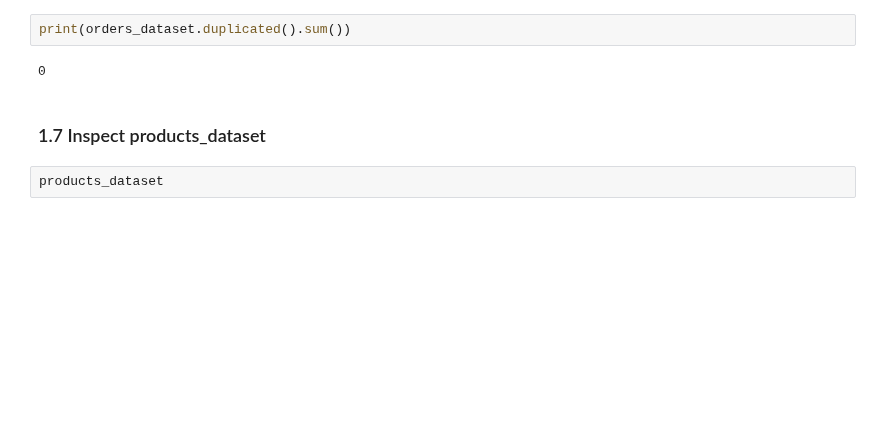
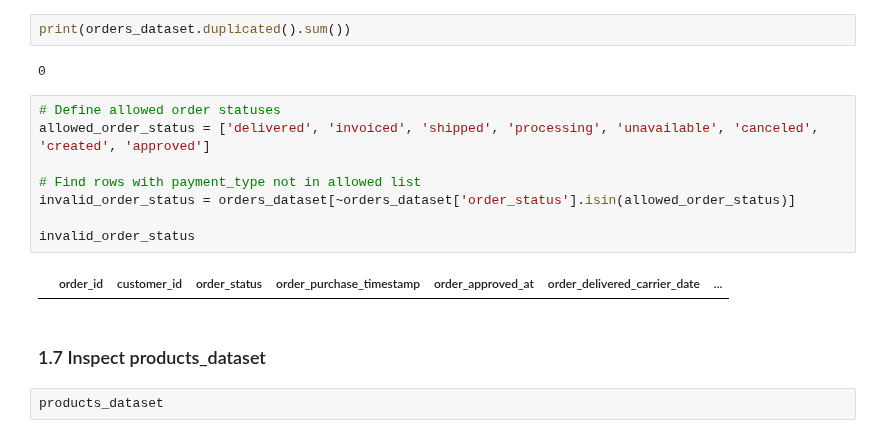
Before and after one commit to saikeerthan06/309-Project, a Jupyter notebook: xiu_wen.ipynb, the cells around one changed output. Cells and saved outputs as stored; diff of their text form; blank space fills up the shorter version.

```diff
--- a/xiu_wen.ipynb
+++ b/xiu_wen.ipynb
@@ -409,6 +401,16 @@ orders_dataset
 print(orders_dataset.duplicated().sum())
 # %% [output]
 0
+# %%
+# Define allowed order statuses
+allowed_order_status = ['delivered', 'invoiced', 'shipped', 'processing', 'unavailable', 'canceled', 'created', 'approved']
+
+# Find rows with payment_type not in allowed list
+invalid_order_status = orders_dataset[~orders_dataset['order_status'].isin(allowed_order_status)]
+
+invalid_order_status
+# %% [output]
+|  | order_id | customer_id | order_status | order_purchase_timestamp | order_approved_at | order_delivered_carrier_date | ... |
 # %% [markdown]
 ### 1.7 Inspect products_dataset
 # %%
```
Also changed, not shown: parts of 16 cells of this notebook.
